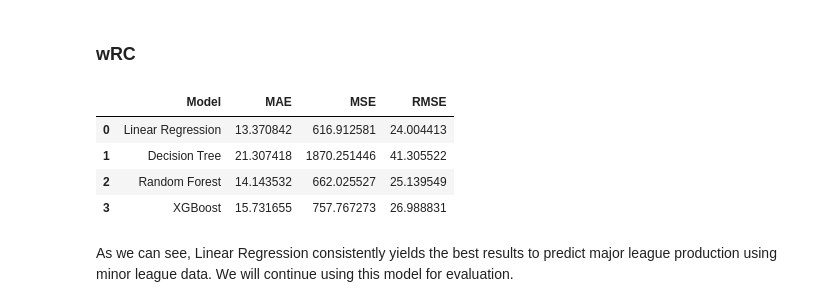
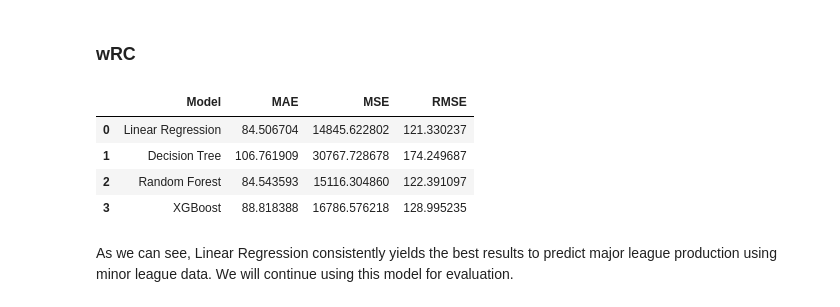
Before and after one commit to AnaqiAmir/MiLB-Prospects-Batting-Projections, a Jupyter notebook: models.ipynb, the cells around one changed output. Cells and saved outputs as stored; diff of their text form; code cells hidden in the pictures.

```diff
--- a/models.ipynb
+++ b/models.ipynb
@@ -207,15 +207,15 @@ results_df
 ### wRC
 # %%
 # Define y for wRC
-y = df["major_wRAA"]
+y = df["major_wRC"]
 results_df = evaluate_models_cv(models, X, y, cv_splits=10)
 results_df
 # %% [output]
 |  | Model | MAE | MSE | RMSE |
-| 0 | Linear Regression | 13.370842 | 616.912581 | 24.004413 |
-| 1 | Decision Tree | 21.307418 | 1870.251446 | 41.305522 |
-| 2 | Random Forest | 14.143532 | 662.025527 | 25.139549 |
-| 3 | XGBoost | 15.731655 | 757.767273 | 26.988831 |
+| 0 | Linear Regression | 84.506704 | 14845.622802 | 121.330237 |
+| 1 | Decision Tree | 106.761909 | 30767.728678 | 174.249687 |
+| 2 | Random Forest | 84.543593 | 15116.304860 | 122.391097 |
+| 3 | XGBoost | 88.818388 | 16786.576218 | 128.995235 |
 # %% [markdown]
 As we can see, Linear Regression consistently yields the best results to predict major league production using minor league data. We will continue using this model for evaluation.
 # %% [markdown]
```
